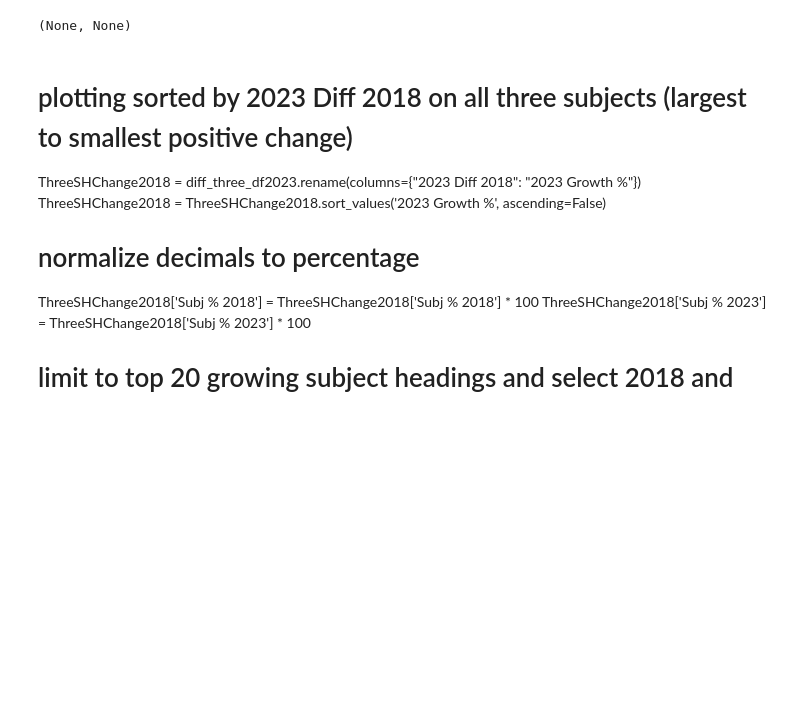
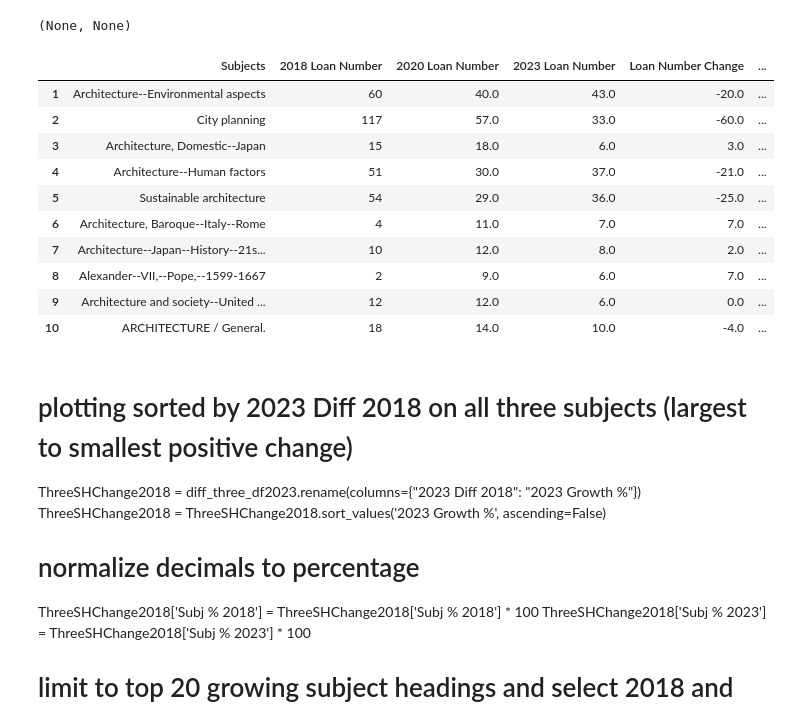
Before and after one commit to senderrr/Architecture, a Jupyter notebook: ArchitectureNotebookArticlePlots.ipynb, the cells around one changed output. Saved outputs shown, nothing was run; the diff lists cells and outputs as text; code cells hidden in the pictures; blank space fills up the shorter version.

```diff
--- a/ArchitectureNotebookArticlePlots.ipynb
+++ b/ArchitectureNotebookArticlePlots.ipynb
@@ -283,6 +283,50 @@ SubjectHeadingoverlaps(three_df,'Architecture--Spain--Periodicals.', 'Architectu
 1 check out does not have both subject headings for 2018
 0 check out does not have both subject headings for 2023
 (None, None)
+# %%
+# plotting sorted  by 2020 Diff 2018 on all three subjects (largest to smallest positive change)
+ThreeSHGrowth2023 = diff_three_df2023.copy()
+ThreeSHGrowth2023 = ThreeSHGrowth2023.rename(columns={"Counts 2018": "2018 Loan Number",
+                                                      "Counts 2020": "2020 Loan Number",
+                                                      "Counts 2023": "2023 Loan Number",
+                                                      "Subj % 2018": "2018 Subj Collection %",
+                                                      "Subj % 2020": "2020 Subj Collection %",
+                                                      "Subj % 2023": "2023 Subj Collection %"})
+
+# subtract years to see change
+ThreeSHGrowth2023['2020 - 2018 Subj Collection % Change'] = ThreeSHGrowth2023['2020 Subj Collection %'] - ThreeSHGrowth2023['2018 Subj Collection %']
+ThreeSHGrowth2023['Loan Number Change'] = ThreeSHGrowth2023['2020 Loan Number'] - ThreeSHGrowth2023['2018 Loan Number']
+
+#multiplier
+ThreeSHGrowth2023['Subj Multi Growth Factor'] = ThreeSHGrowth2023['2020 Subj Collection %'] / ThreeSHGrowth2023['2018 Subj Collection %']
+
+
+ThreeSHGrowth2023 = ThreeSHGrowth2023[['Subjects', '2018 Loan Number', '2020 Loan Number', '2023 Loan Number', 'Loan Number Change', '2018 Subj Collection %',
+                                       '2020 Subj Collection %', '2023 Subj Collection %', '2020 - 2018 Subj Collection % Change', 'Subj Multi Growth Factor']]
+
+# sort table by 2023 diff 2020 collection %
+ThreeSHGrowth2023 = ThreeSHGrowth2023.sort_values('2020 - 2018 Subj Collection % Change', ascending=False)
+
+
+# reindex to start at 1
+ThreeSHGrowth2023 = ThreeSHGrowth2023.head(10).reset_index(drop=True)
+ThreeSHGrowth2023.index = ThreeSHGrowth2023.index + 1
+
+# create a table title
+#ThreeSHChange2018 = ThreeSHChange2018.style.set_caption('Table 1: Top 10 Subject Headings Growth From 2018 to 2023')
+ThreeSHGrowth2023
+# %% [output]
+|  | Subjects | 2018 Loan Number | 2020 Loan Number | 2023 Loan Number | Loan Number Change | ... |
+| 1 | Architecture--Environmental aspects | 60 | 40.0 | 43.0 | -20.0 | ... |
+| 2 | City planning | 117 | 57.0 | 33.0 | -60.0 | ... |
+| 3 | Architecture, Domestic--Japan | 15 | 18.0 | 6.0 | 3.0 | ... |
+| 4 | Architecture--Human factors | 51 | 30.0 | 37.0 | -21.0 | ... |
+| 5 | Sustainable architecture | 54 | 29.0 | 36.0 | -25.0 | ... |
+| 6 | Architecture, Baroque--Italy--Rome | 4 | 11.0 | 7.0 | 7.0 | ... |
+| 7 | Architecture--Japan--History--21s... | 10 | 12.0 | 8.0 | 2.0 | ... |
+| 8 | Alexander--VII,--Pope,--1599-1667 | 2 | 9.0 | 6.0 | 7.0 | ... |
+| 9 | Architecture and society--United ... | 12 | 12.0 | 6.0 | 0.0 | ... |
+| 10 | ARCHITECTURE / General. | 18 | 14.0 | 10.0 | -4.0 | ... |
 # %% [markdown]
 # plotting sorted  by 2023 Diff 2018 on all three subjects (largest to smallest positive change)
 ThreeSHChange2018 = diff_three_df2023.rename(columns={"2023 Diff 2018": "2023 Growth %"})
```
Also changed, not shown: parts of 1 cell of this notebook.
